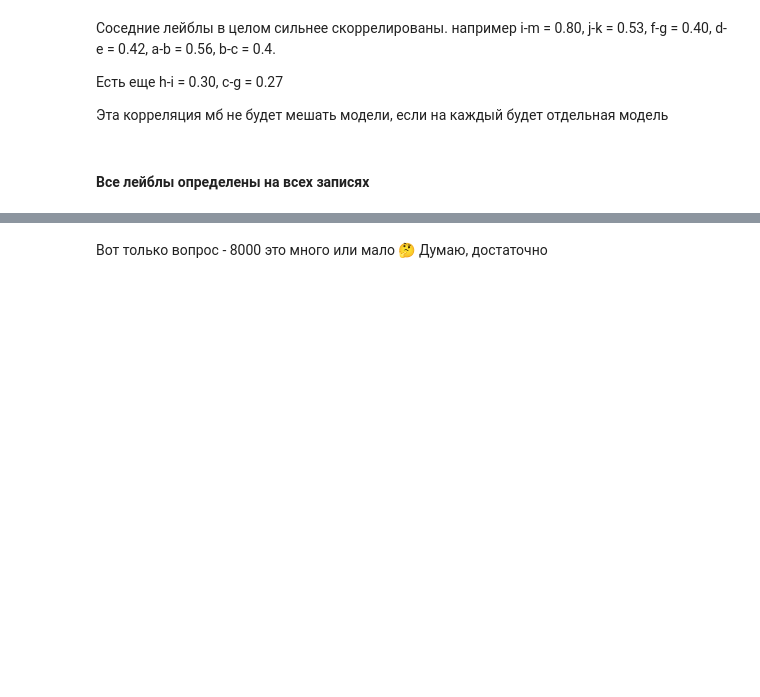
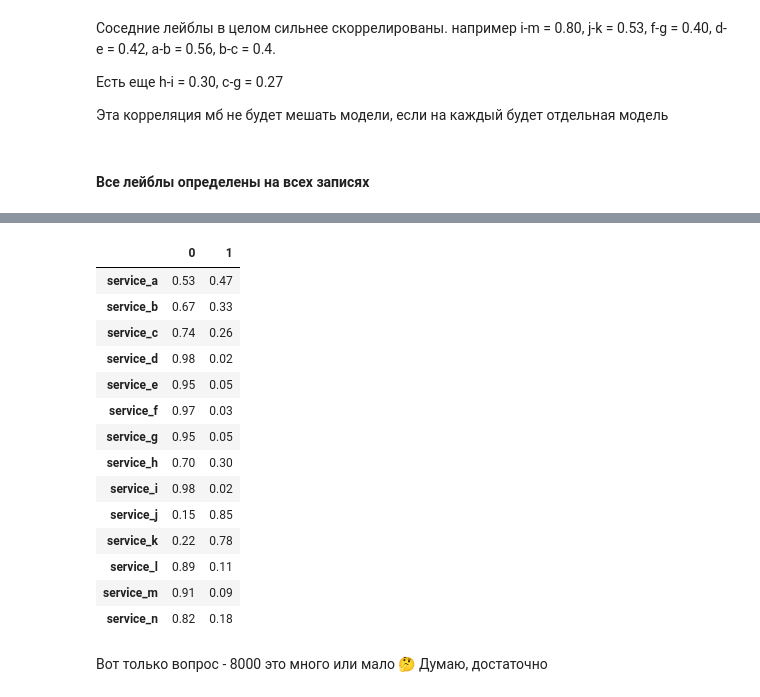
Before and after one commit to lainisourgod/research-skills, a Jupyter notebook: notebooks/001 - eda.ipynb, the cells around one changed output, grey strips where cells are left out. Cells and saved outputs as stored; diff of their text form; code cells hidden in the pictures; blank space fills up the shorter version.

```diff
--- a/notebooks/001 - eda.ipynb
+++ b/notebooks/001 - eda.ipynb
@@ -275,6 +298,24 @@ train_labels_df.describe()
 | 50% | 9221.500000 | 0.000000 | 0.000000 | 0.000000 | 0.000000 | 0.000000 | 0.000000 | 0.000000 | 0.000000 | ... |
 | 75% | 13702.750000 | 1.000000 | 1.000000 | 1.000000 | 0.000000 | 0.000000 | 0.000000 | 0.000000 | 1.000000 | ... |
 | max | 18302.000000 | 1.000000 | 1.000000 | 1.000000 | 1.000000 | 1.000000 | 1.000000 | 1.000000 | 1.000000 | ... |
+# %%
+train_labels_df.drop(columns=["id"]).apply(lambda x: pd.value_counts(x, normalize=True)).round(2).T
+# %% [output]
+|  | 0 | 1 |
+| service_a | 0.53 | 0.47 |
+| service_b | 0.67 | 0.33 |
+| service_c | 0.74 | 0.26 |
+| service_d | 0.98 | 0.02 |
+| service_e | 0.95 | 0.05 |
+| service_f | 0.97 | 0.03 |
+| service_g | 0.95 | 0.05 |
+| service_h | 0.70 | 0.30 |
+| service_i | 0.98 | 0.02 |
+| service_j | 0.15 | 0.85 |
+| service_k | 0.22 | 0.78 |
+| service_l | 0.89 | 0.11 |
+| service_m | 0.91 | 0.09 |
+| service_n | 0.82 | 0.18 |
 # %% [markdown]
 Вот только вопрос - 8000 это много или мало 🤔 Думаю, достаточно
 # %% [markdown]
```
Also changed, not shown: parts of 13 cells of this notebook, 5 other files.
